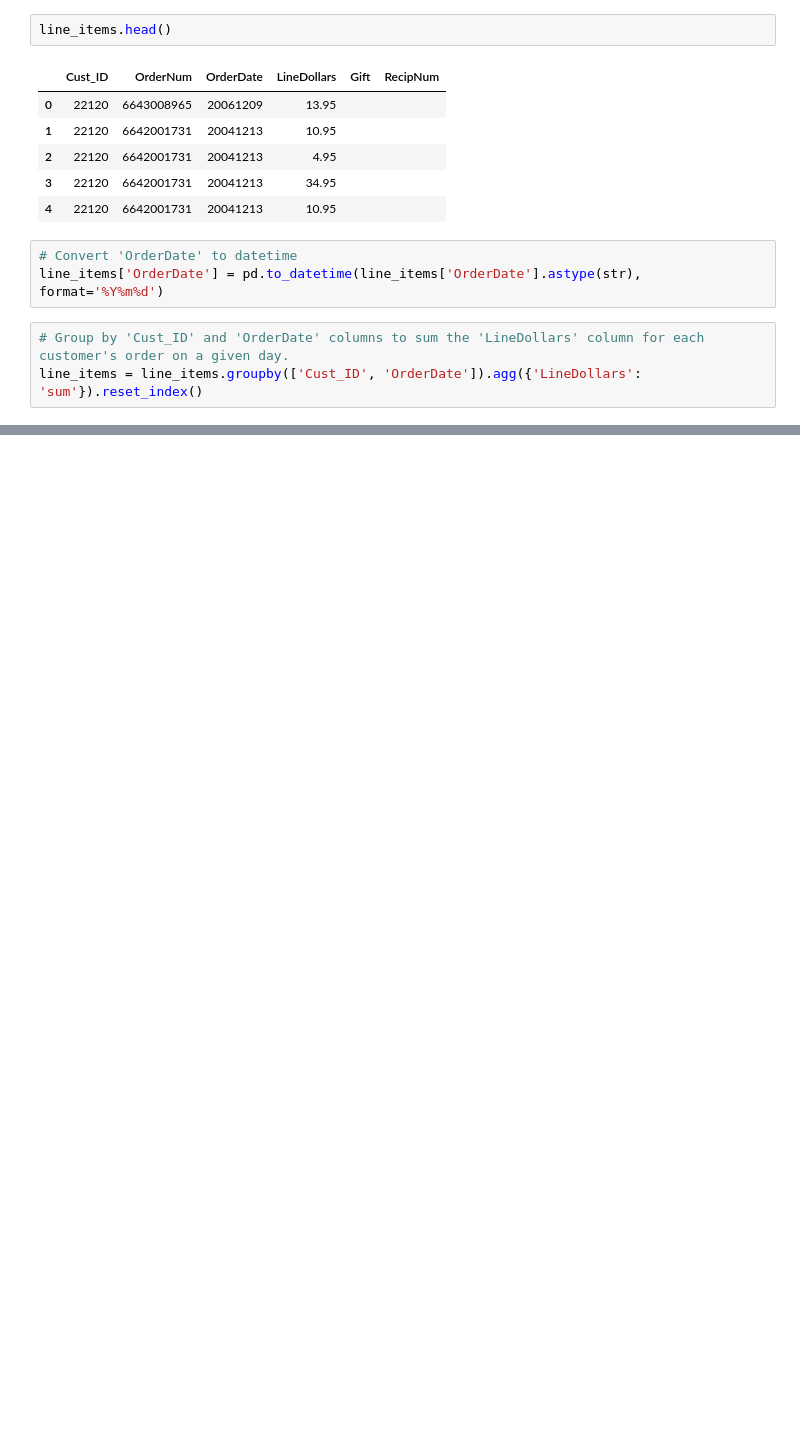
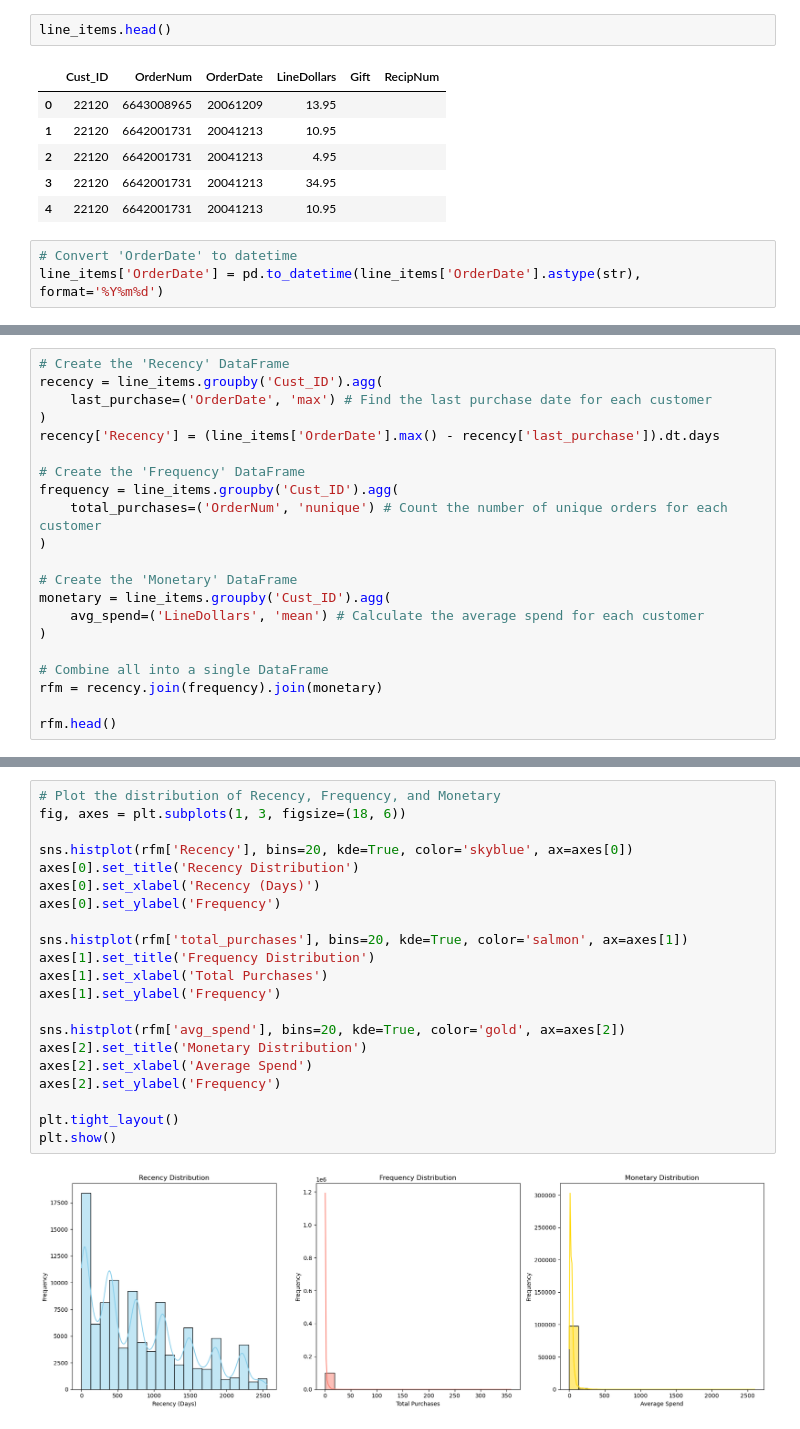
Before and after one commit to YassineOudghiri/dma-group-assignment-1, a Jupyter notebook: code.ipynb, the cells around one changed output, grey strips where cells are left out. Saved outputs shown, nothing was run; the diff lists cells and outputs as text; blank space fills up the shorter version.

```diff
--- a/code.ipynb
+++ b/code.ipynb
@@ -459,6 +459,3 @@ line_items.head()
 # %%
 # Convert 'OrderDate' to datetime
 line_items['OrderDate'] = pd.to_datetime(line_items['OrderDate'].astype(str), format='%Y%m%d')
-# %%
-# Group by 'Cust_ID' and 'OrderDate' columns to sum the 'LineDollars' column for each customer's order on a given day.
-line_items = line_items.groupby(['Cust_ID', 'OrderDate']).agg({'LineDollars': 'sum'}).reset_index()
@@ -464,0 +471,21 @@ line_items = line_items.groupby(['Cust_ID', 'OrderDate']).agg({'LineDollars': 's
+# %%
+# Create the 'Recency' DataFrame
+recency = line_items.groupby('Cust_ID').agg(
+    last_purchase=('OrderDate', 'max') # Find the last purchase date for each customer
+)
+recency['Recency'] = (line_items['OrderDate'].max() - recency['last_purchase']).dt.days
+
+# Create the 'Frequency' DataFrame
+frequency = line_items.groupby('Cust_ID').agg(
+    total_purchases=('OrderNum', 'nunique') # Count the number of unique orders for each customer
+)
+
+# Create the 'Monetary' DataFrame
+monetary = line_items.groupby('Cust_ID').agg(
+    avg_spend=('LineDollars', 'mean') # Calculate the average spend for each customer
+)
+
+# Combine all into a single DataFrame
+rfm = recency.join(frequency).join(monetary)
+
+rfm.head()
@@ -464,0 +500,23 @@ line_items = line_items.groupby(['Cust_ID', 'OrderDate']).agg({'LineDollars': 's
+# %%
+# Plot the distribution of Recency, Frequency, and Monetary
+fig, axes = plt.subplots(1, 3, figsize=(18, 6))
+
+sns.histplot(rfm['Recency'], bins=20, kde=True, color='skyblue', ax=axes[0])
+axes[0].set_title('Recency Distribution')
+axes[0].set_xlabel('Recency (Days)')
+axes[0].set_ylabel('Frequency')
+
+sns.histplot(rfm['total_purchases'], bins=20, kde=True, color='salmon', ax=axes[1])
+axes[1].set_title('Frequency Distribution')
+axes[1].set_xlabel('Total Purchases')
+axes[1].set_ylabel('Frequency')
+
+sns.histplot(rfm['avg_spend'], bins=20, kde=True, color='gold', ax=axes[2])
+axes[2].set_title('Monetary Distribution')
+axes[2].set_xlabel('Average Spend')
+axes[2].set_ylabel('Frequency')
+
+plt.tight_layout()
+plt.show()
+# %% [output]
+[figure, added]
```
Also changed, not shown: parts of 10 cells of this notebook.
